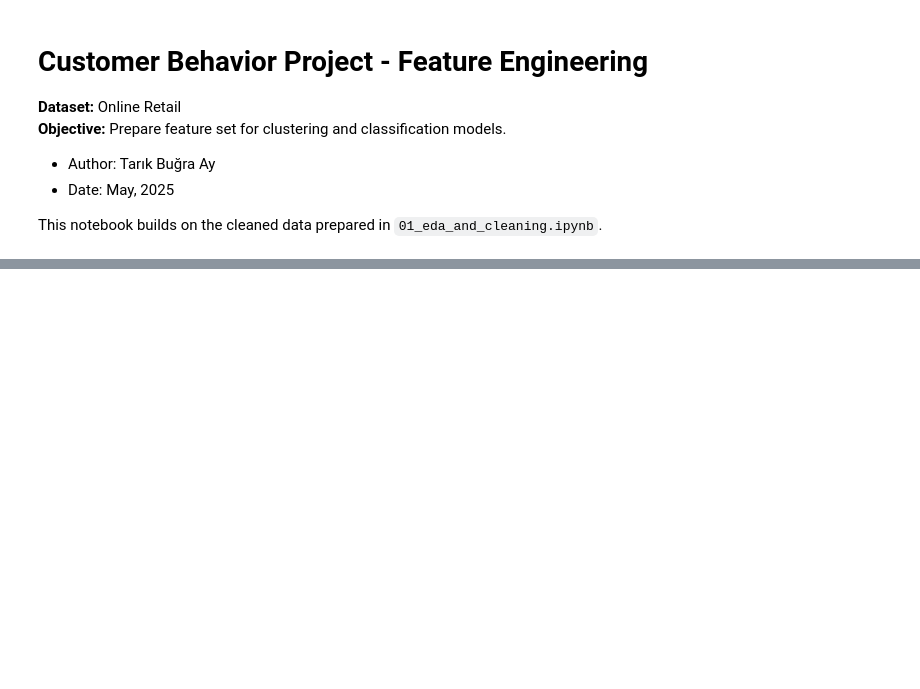
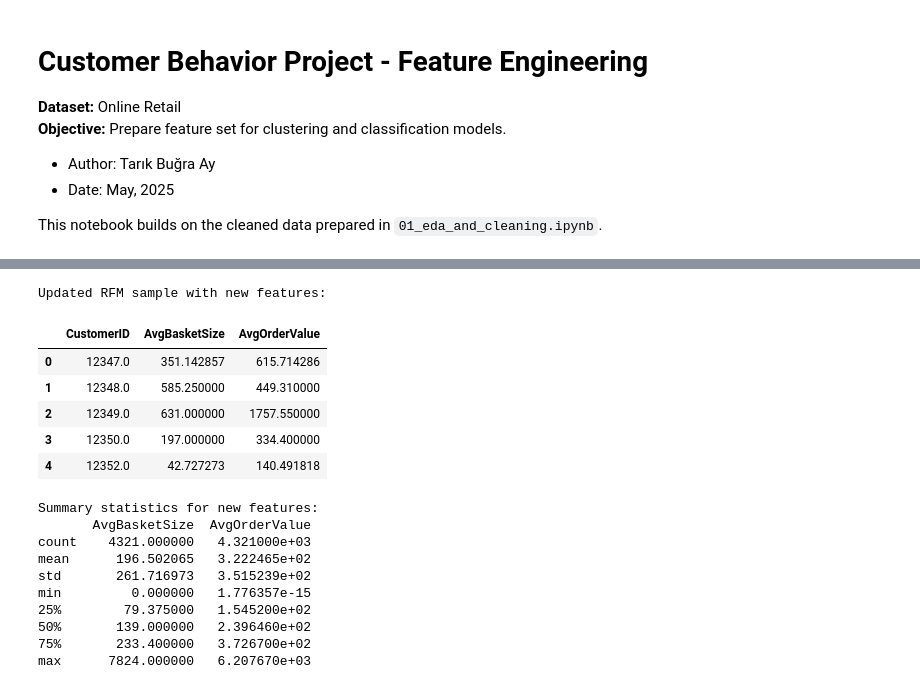
Before and after one commit to TarikBugraAy/customer-behavior-bi-project, a Jupyter notebook: notebooks/02_feature_engineering.ipynb, the cells around one changed output, grey strips where cells are left out. Saved outputs shown, nothing was run; the diff lists cells and outputs as text; code cells hidden in the pictures; blank space fills up the shorter version.

```diff
--- a/notebooks/02_feature_engineering.ipynb
+++ b/notebooks/02_feature_engineering.ipynb
@@ -78,0 +236,22 @@ print(rfm.describe())
+# %%
+# Exclude customers with Monetary ≤ 0
+
+# Filter the RFM dataframe
+rfm_filtered = rfm[rfm['Monetary'] > 0].copy()
+
+# Report before and after counts
+original_count = rfm.shape[0]
+filtered_count = rfm_filtered.shape[0]
+
+print(f"Original number of customers: {original_count}")
+print(f"Number of customers after excluding Monetary ≤ 0: {filtered_count}")
+print(f"Number of excluded customers: {original_count - filtered_count}")
+
+# Display summary statistics after filtering
+print("\nFiltered RFM summary statistics:")
+print(rfm_filtered.describe())
+
+# Save filtered RFM to outputs
+filtered_rfm_path = os.path.join(base_dir, "outputs", "rfm_filtered.csv")
+rfm_filtered.to_csv(filtered_rfm_path, index=False)
+print(f"\nFiltered RFM data saved to: {filtered_rfm_path}")
@@ -78,0 +294,41 @@ print(rfm.describe())
+# %%
+# Load customer summary from saved CSV
+customer_summary_path = output_customer_path
+customer_summary = pd.read_csv(customer_summary_path)
+
+# Merge TotalQuantity into rfm_filtered
+rfm_filtered = rfm_filtered.merge(
+    customer_summary[['CustomerID', 'TotalQuantity']],
+    on='CustomerID',
+    how='left'
+)
+
+# Calculate Average Basket Size and Average Order Value
+rfm_filtered['AvgBasketSize'] = rfm_filtered['TotalQuantity'] / rfm_filtered['Frequency']
+rfm_filtered['AvgOrderValue'] = rfm_filtered['Monetary'] / rfm_filtered['Frequency']
+
+# Show updated sample
+print("Updated RFM sample with new features:")
+display(rfm_filtered[['CustomerID', 'AvgBasketSize', 'AvgOrderValue']].head())
+
+# Summary statistics
+print("\nSummary statistics for new features:")
+print(rfm_filtered[['AvgBasketSize', 'AvgOrderValue']].describe())
+# %% [output]
+Updated RFM sample with new features:
+|  | CustomerID | AvgBasketSize | AvgOrderValue |
+| 0 | 12347.0 | 351.142857 | 615.714286 |
+| 1 | 12348.0 | 585.250000 | 449.310000 |
+| 2 | 12349.0 | 631.000000 | 1757.550000 |
+| 3 | 12350.0 | 197.000000 | 334.400000 |
+| 4 | 12352.0 | 42.727273 | 140.491818 |
+Summary statistics for new features:
+       AvgBasketSize  AvgOrderValue
+count    4321.000000   4.321000e+03
+mean      196.502065   3.222465e+02
+std       261.716973   3.515239e+02
+min         0.000000   1.776357e-15
+25%        79.375000   1.545200e+02
+50%       139.000000   2.396460e+02
+75%       233.400000   3.726700e+02
+max      7824.000000   6.207670e+03
```
Also changed, not shown: parts of 21 cells of this notebook, 3 other files.
